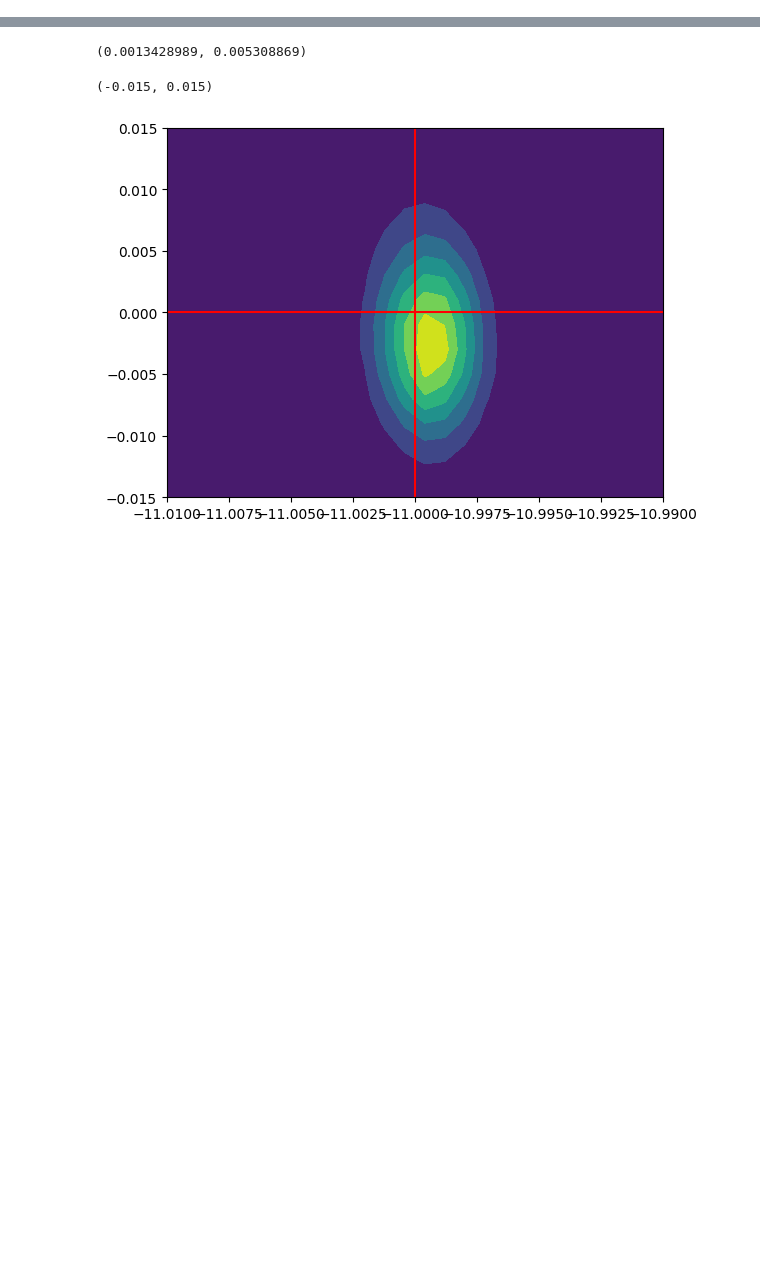
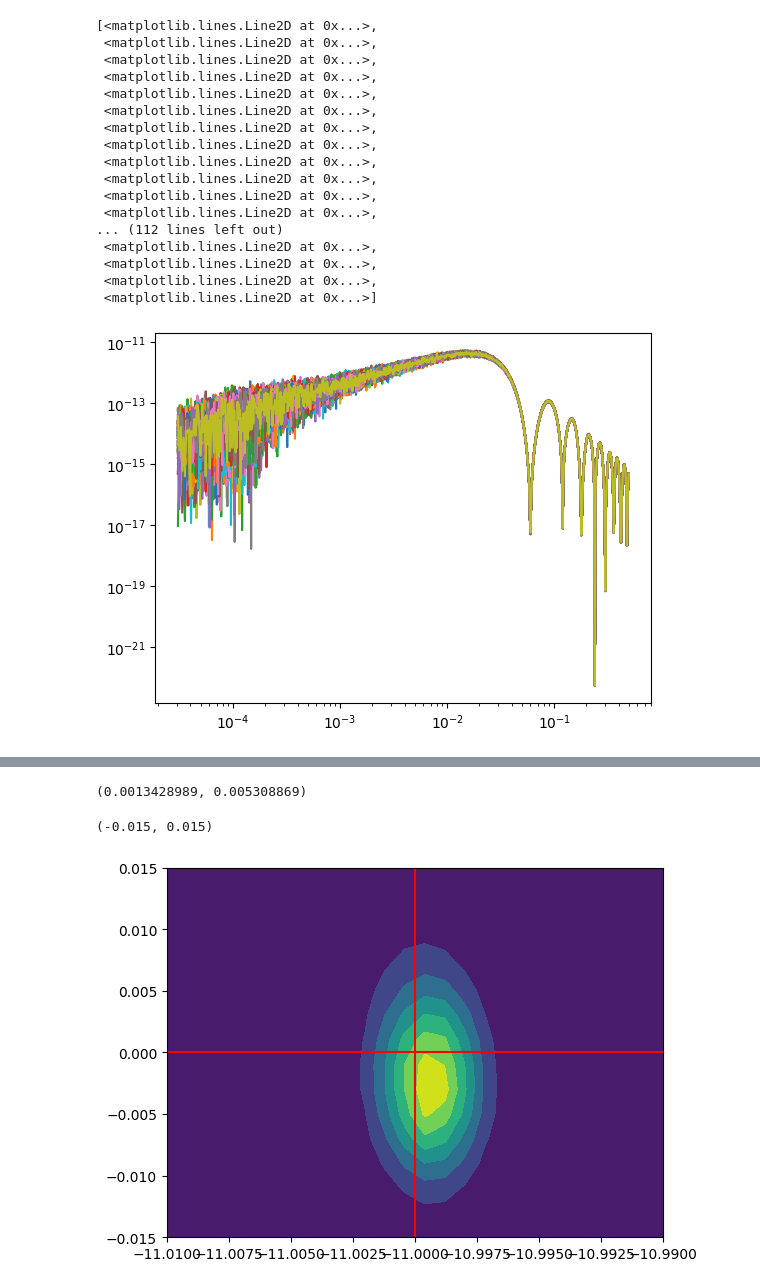
Before and after one commit to PEREGRINE-GW/saqqara, a Jupyter notebook: examples/vary_noise/explore/plotting.ipynb, the cells around one changed output, grey strips where cells are left out. Cells and saved outputs as stored; diff of their text form; code cells hidden in the pictures; blank space fills up the shorter version.

```diff
--- a/examples/vary_noise/explore/plotting.ipynb
+++ b/examples/vary_noise/explore/plotting.ipynb
@@ -7 +33,24 @@ import pickle
+# %%
+sig_data = sim.generate_coarse_grained_data_from_sum(sim.generate_quadratic_signal_data(z=np.array([-11.0, 0.0, 3.0, 15.0])))
+plt.loglog(sim.coarse_grained_f, sig_data[:, 0] * sim.cg_response_AET[:, 0])
+plt.loglog(sim.coarse_grained_f, np.einsum("ij,i->ij", data[:, 2, :, 0].T, sim.cg_response_AET[:, 0]))
+# %% [output]
+[<matplotlib.lines.Line2D at 0x...>,
+ <matplotlib.lines.Line2D at 0x...>,
+ <matplotlib.lines.Line2D at 0x...>,
+ <matplotlib.lines.Line2D at 0x...>,
+ <matplotlib.lines.Line2D at 0x...>,
+ <matplotlib.lines.Line2D at 0x...>,
+ <matplotlib.lines.Line2D at 0x...>,
+ <matplotlib.lines.Line2D at 0x...>,
+ <matplotlib.lines.Line2D at 0x...>,
+ <matplotlib.lines.Line2D at 0x...>,
+ <matplotlib.lines.Line2D at 0x...>,
+ <matplotlib.lines.Line2D at 0x...>,
+... (112 lines left out)
+ <matplotlib.lines.Line2D at 0x...>,
+ <matplotlib.lines.Line2D at 0x...>,
+ <matplotlib.lines.Line2D at 0x...>,
+ <matplotlib.lines.Line2D at 0x...>]
+[figure, added]
 # %%
```
Also changed, not shown: parts of 16 cells of this notebook, 15 other files.
